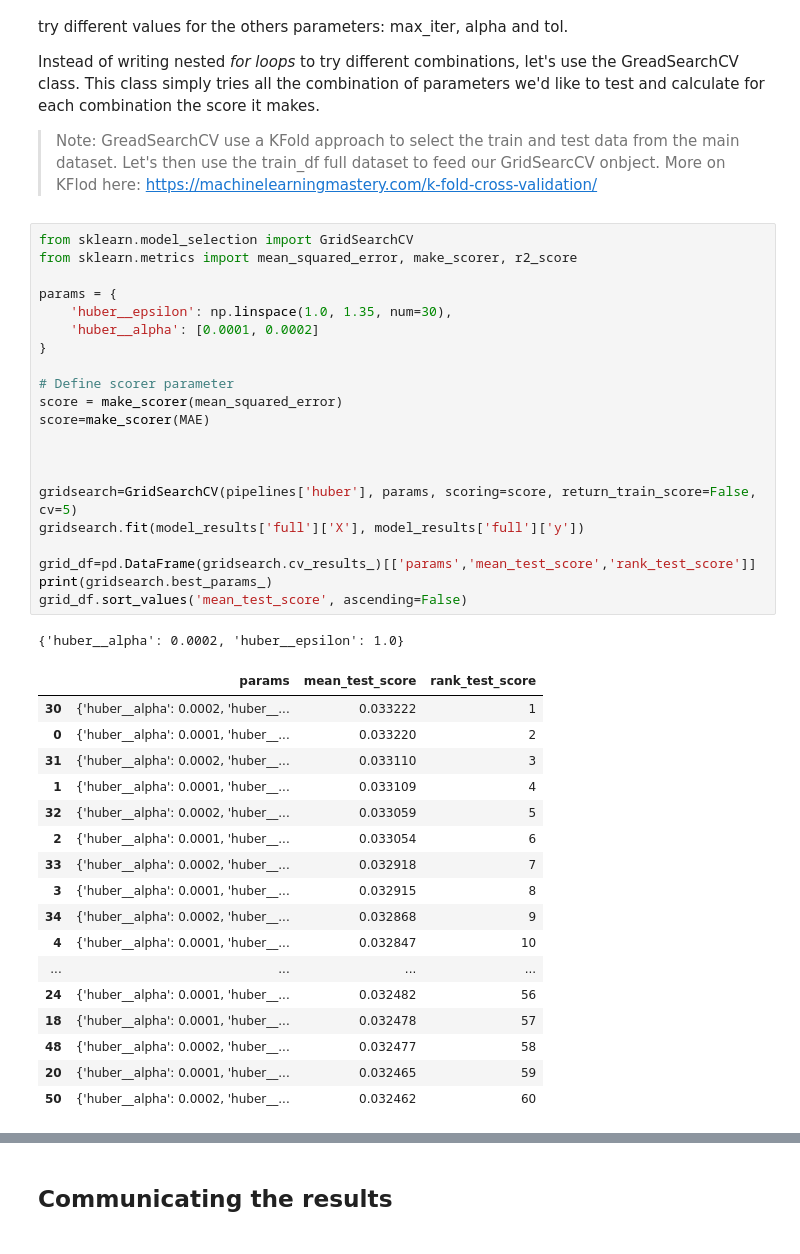
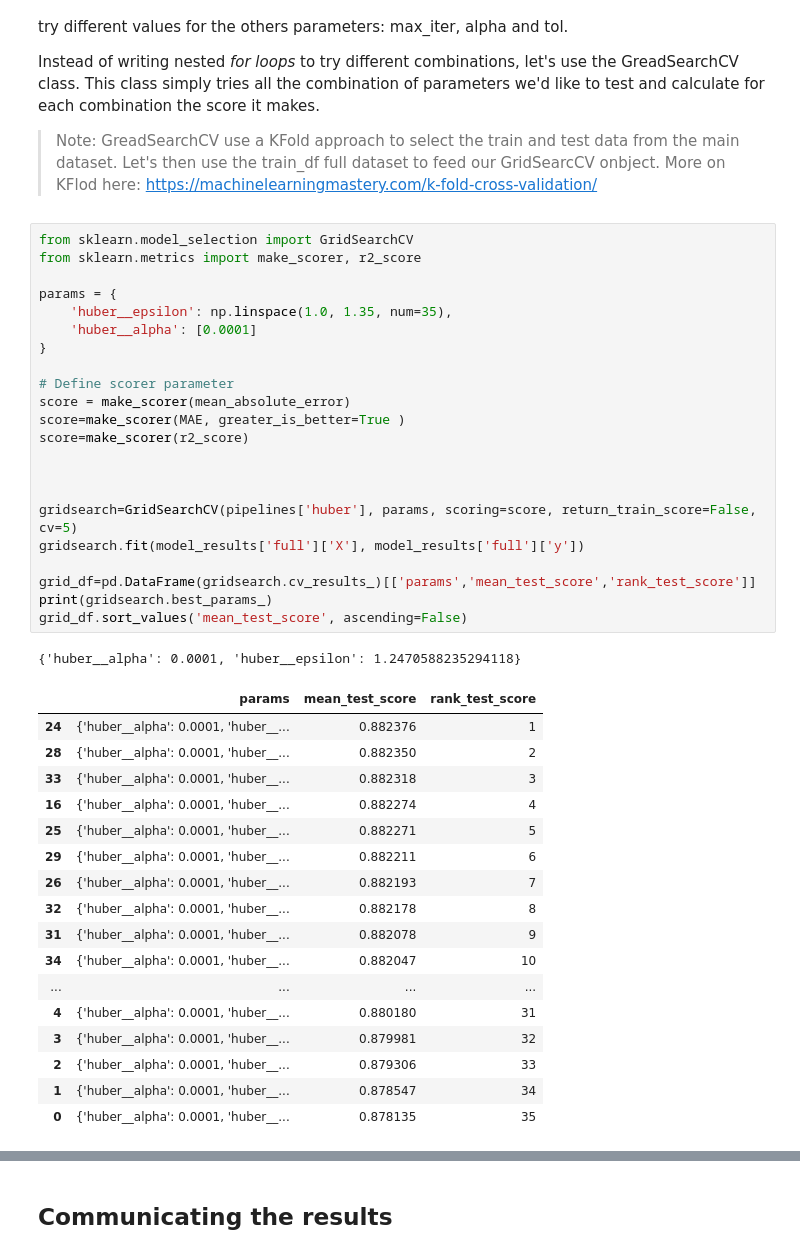
Before and after one commit to xnicolovici/machine_learning, a Jupyter notebook: notebooks/Course No 3/09. Course project/03. Part 2 - House prices/house-prices-solution-2-of-2.ipynb, the cells around one changed output, grey strips where cells are left out. Cells and saved outputs as stored; diff of their text form.

```diff
--- a/notebooks/Course No 3/09. Course project/03. Part 2 - House prices/house-prices-solution-2-of-2.ipynb
+++ b/notebooks/Course No 3/09. Course project/03. Part 2 - House prices/house-prices-solution-2-of-2.ipynb
@@ -355,44 +355,45 @@ Instead of writing nested *for loops* to try different combinations, let's use t
 > Note: GreadSearchCV use a KFold approach to select the train and test data from the main dataset. Let's then use the train_df full dataset to feed our GridSearcCV onbject. More on KFlod here: https://machinelearningmastery.com/k-fold-cross-validation/
 # %%
 from sklearn.model_selection import GridSearchCV
-from sklearn.metrics import mean_squared_error, make_scorer, r2_score
+from sklearn.metrics import make_scorer, r2_score
 
 params = {
-    'huber__epsilon': np.linspace(1.0, 1.35, num=30),
-    'huber__alpha': [0.0001, 0.0002]
+    'huber__epsilon': np.linspace(1.0, 1.35, num=35),
+    'huber__alpha': [0.0001]
 }
 
 # Define scorer parameter
-score = make_scorer(mean_squared_error)
-score=make_scorer(MAE)
+score = make_scorer(mean_absolute_error)
+score=make_scorer(MAE, greater_is_better=True )
+score=make_scorer(r2_score)
 
 
 
 gridsearch=GridSearchCV(pipelines['huber'], params, scoring=score, return_train_score=False, cv=5)
 gridsearch.fit(model_results['full']['X'], model_results['full']['y'])
 
 grid_df=pd.DataFrame(gridsearch.cv_results_)[['params','mean_test_score','rank_test_score']]
 print(gridsearch.best_params_)
 grid_df.sort_values('mean_test_score', ascending=False)
 # %% [output]
-{'huber__alpha': 0.0002, 'huber__epsilon': 1.0}
+{'huber__alpha': 0.0001, 'huber__epsilon': 1.2470588235294118}
 |  | params | mean_test_score | rank_test_score |
-| 30 | {'huber__alpha': 0.0002, 'huber__... | 0.033222 | 1 |
-| 0 | {'huber__alpha': 0.0001, 'huber__... | 0.033220 | 2 |
-| 31 | {'huber__alpha': 0.0002, 'huber__... | 0.033110 | 3 |
-| 1 | {'huber__alpha': 0.0001, 'huber__... | 0.033109 | 4 |
-| 32 | {'huber__alpha': 0.0002, 'huber__... | 0.033059 | 5 |
-| 2 | {'huber__alpha': 0.0001, 'huber__... | 0.033054 | 6 |
-| 33 | {'huber__alpha': 0.0002, 'huber__... | 0.032918 | 7 |
-| 3 | {'huber__alpha': 0.0001, 'huber__... | 0.032915 | 8 |
-| 34 | {'huber__alpha': 0.0002, 'huber__... | 0.032868 | 9 |
-| 4 | {'huber__alpha': 0.0001, 'huber__... | 0.032847 | 10 |
+| 24 | {'huber__alpha': 0.0001, 'huber__... | 0.882376 | 1 |
+| 28 | {'huber__alpha': 0.0001, 'huber__... | 0.882350 | 2 |
+| 33 | {'huber__alpha': 0.0001, 'huber__... | 0.882318 | 3 |
+| 16 | {'huber__alpha': 0.0001, 'huber__... | 0.882274 | 4 |
+| 25 | {'huber__alpha': 0.0001, 'huber__... | 0.882271 | 5 |
+| 29 | {'huber__alpha': 0.0001, 'huber__... | 0.882211 | 6 |
+| 26 | {'huber__alpha': 0.0001, 'huber__... | 0.882193 | 7 |
+| 32 | {'huber__alpha': 0.0001, 'huber__... | 0.882178 | 8 |
+| 31 | {'huber__alpha': 0.0001, 'huber__... | 0.882078 | 9 |
+| 34 | {'huber__alpha': 0.0001, 'huber__... | 0.882047 | 10 |
 | ... | ... | ... | ... |
-| 24 | {'huber__alpha': 0.0001, 'huber__... | 0.032482 | 56 |
-| 18 | {'huber__alpha': 0.0001, 'huber__... | 0.032478 | 57 |
-| 48 | {'huber__alpha': 0.0002, 'huber__... | 0.032477 | 58 |
-| 20 | {'huber__alpha': 0.0001, 'huber__... | 0.032465 | 59 |
-| 50 | {'huber__alpha': 0.0002, 'huber__... | 0.032462 | 60 |
+| 4 | {'huber__alpha': 0.0001, 'huber__... | 0.880180 | 31 |
+| 3 | {'huber__alpha': 0.0001, 'huber__... | 0.879981 | 32 |
+| 2 | {'huber__alpha': 0.0001, 'huber__... | 0.879306 | 33 |
+| 1 | {'huber__alpha': 0.0001, 'huber__... | 0.878547 | 34 |
+| 0 | {'huber__alpha': 0.0001, 'huber__... | 0.878135 | 35 |
 # %%
 gridsearch.best_estimator_
 # %% [output]
```
Also changed, not shown: parts of 4 cells of this notebook, 1 other file.
